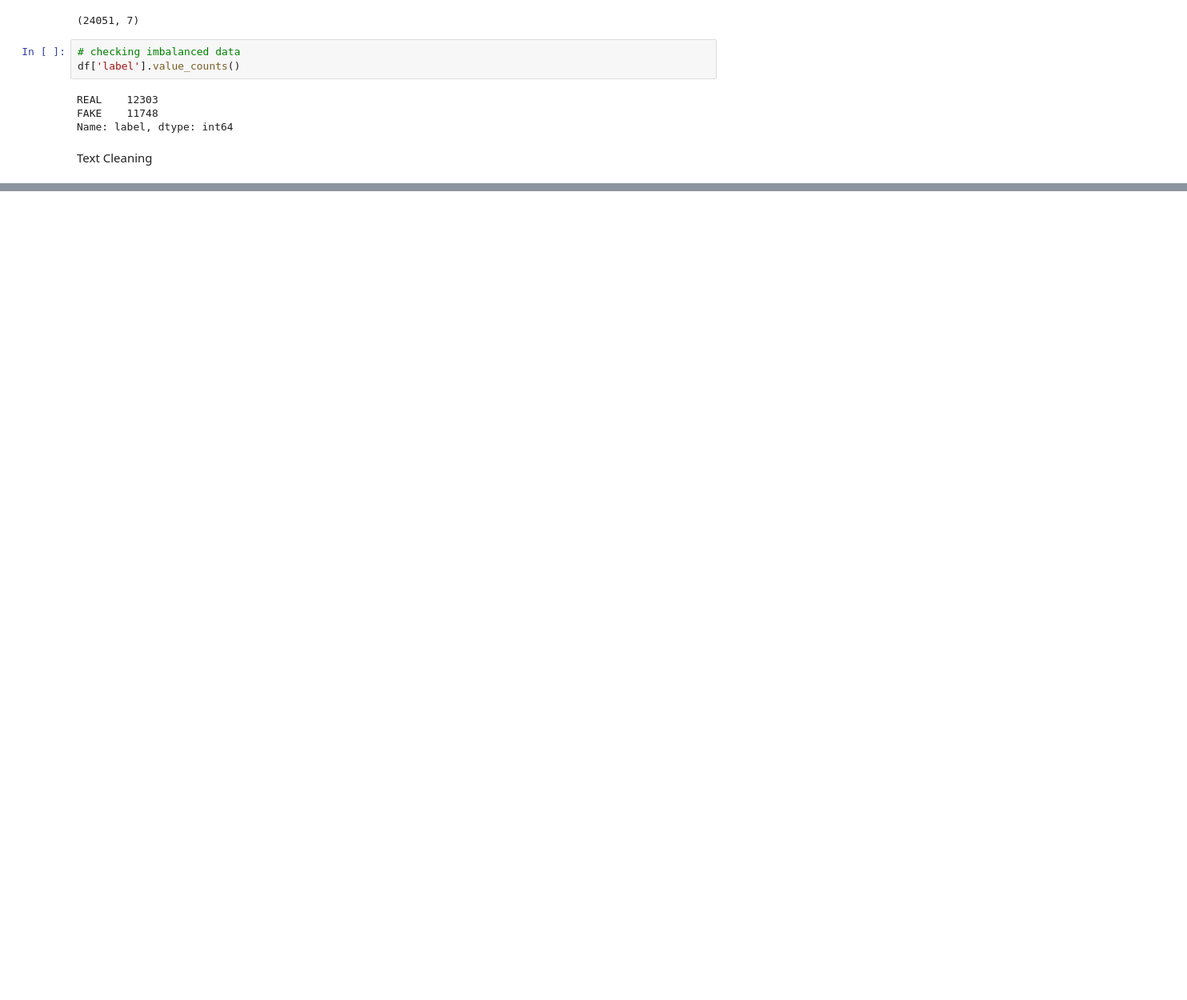
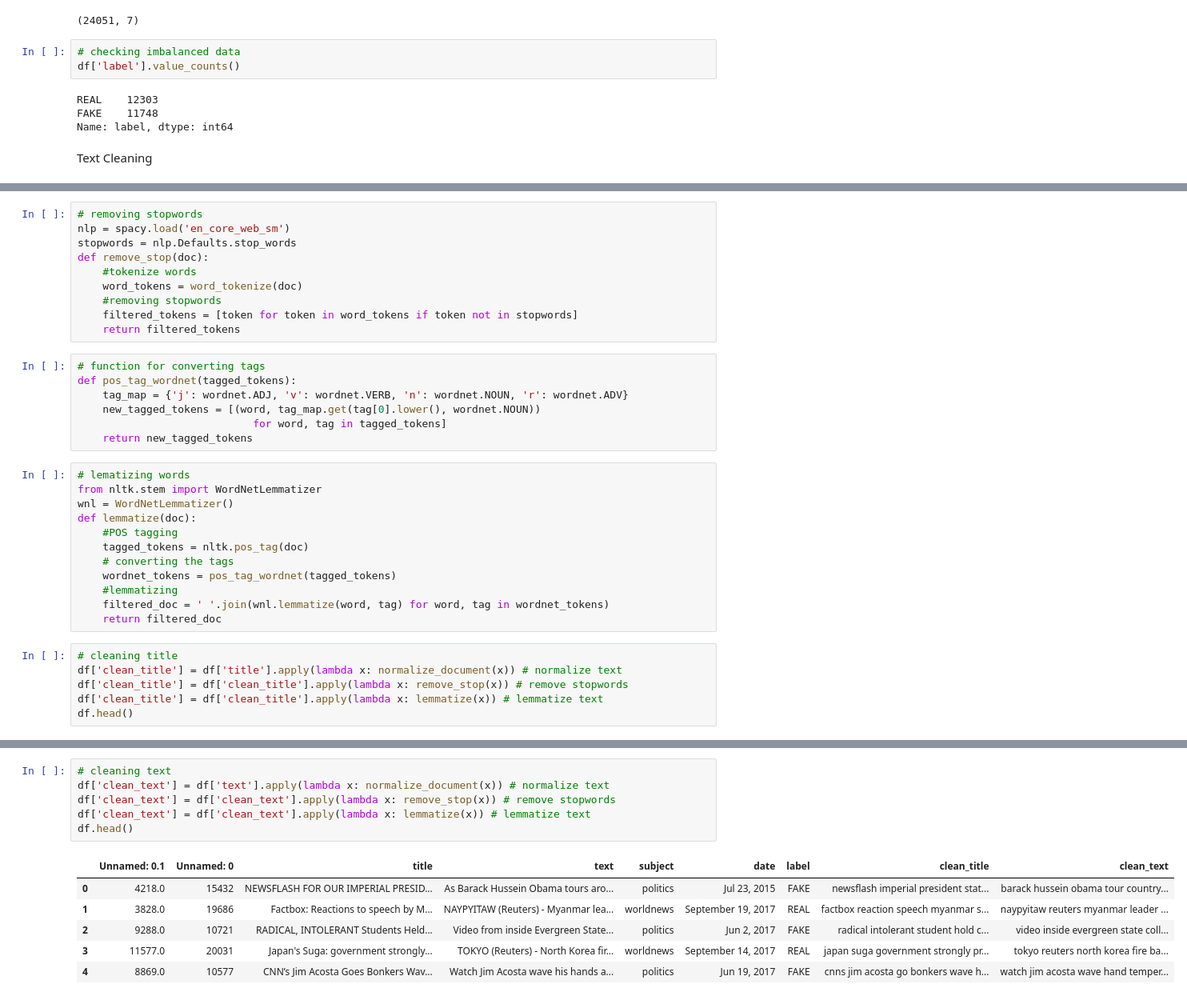
Before and after one commit to Purity-E/project_mlopszoomcamp, a Jupyter notebook: notebook.ipynb, the cells around one changed output, grey strips where cells are left out. Shown: that part at 80% size. Drawn from its saved outputs; the diff is of its cells as text; blank space fills up the shorter version.

Commit message:
text processing

```diff
--- a/notebook.ipynb
+++ b/notebook.ipynb
@@ -82,0 +105,35 @@ Text Cleaning
+# %%
+# removing stopwords
+nlp = spacy.load('en_core_web_sm')
+stopwords = nlp.Defaults.stop_words
+def remove_stop(doc):
+    #tokenize words
+    word_tokens = word_tokenize(doc)
+    #removing stopwords
+    filtered_tokens = [token for token in word_tokens if token not in stopwords]
+    return filtered_tokens
+# %%
+# function for converting tags
+def pos_tag_wordnet(tagged_tokens):
+    tag_map = {'j': wordnet.ADJ, 'v': wordnet.VERB, 'n': wordnet.NOUN, 'r': wordnet.ADV}
+    new_tagged_tokens = [(word, tag_map.get(tag[0].lower(), wordnet.NOUN))
+                            for word, tag in tagged_tokens]
+    return new_tagged_tokens
+# %%
+# lematizing words
+from nltk.stem import WordNetLemmatizer
+wnl = WordNetLemmatizer()
+def lemmatize(doc):
+    #POS tagging
+    tagged_tokens = nltk.pos_tag(doc)
+    # converting the tags
+    wordnet_tokens = pos_tag_wordnet(tagged_tokens)
+    #lemmatizing
+    filtered_doc = ' '.join(wnl.lemmatize(word, tag) for word, tag in wordnet_tokens)
+    return filtered_doc
+# %%
+# cleaning title
+df['clean_title'] = df['title'].apply(lambda x: normalize_document(x)) # normalize text
+df['clean_title'] = df['clean_title'].apply(lambda x: remove_stop(x)) # remove stopwords
+df['clean_title'] = df['clean_title'].apply(lambda x: lemmatize(x)) # lemmatize text
+df.head()
@@ -82,0 +147,13 @@ Text Cleaning
+# %%
+# cleaning text
+df['clean_text'] = df['text'].apply(lambda x: normalize_document(x)) # normalize text
+df['clean_text'] = df['clean_text'].apply(lambda x: remove_stop(x)) # remove stopwords
+df['clean_text'] = df['clean_text'].apply(lambda x: lemmatize(x)) # lemmatize text
+df.head()
+# %% [output]
+|  | Unnamed: 0.1 | Unnamed: 0 | title | text | subject | date | label | clean_title | clean_text |
+| 0 | 4218.0 | 15432 | NEWSFLASH FOR OUR IMPERIAL PRESID... | As Barack Hussein Obama tours aro... | politics | Jul 23, 2015 | FAKE | newsflash imperial president stat... | barack hussein obama tour country... |
+| 1 | 3828.0 | 19686 | Factbox: Reactions to speech by M... | NAYPYITAW (Reuters) - Myanmar lea... | worldnews | September 19, 2017 | REAL | factbox reaction speech myanmar s... | naypyitaw reuters myanmar leader ... |
+| 2 | 9288.0 | 10721 | RADICAL, INTOLERANT Students Held... | Video from inside Evergreen State... | politics | Jun 2, 2017 | FAKE | radical intolerant student hold c... | video inside evergreen state coll... |
+| 3 | 11577.0 | 20031 | Japan's Suga: government strongly... | TOKYO (Reuters) - North Korea fir... | worldnews | September 14, 2017 | REAL | japan suga government strongly pr... | tokyo reuters north korea fire ba... |
+| 4 | 8869.0 | 10577 | CNN’s Jim Acosta Goes Bonkers Wav... | Watch Jim Acosta wave his hands a... | politics | Jun 19, 2017 | FAKE | cnns jim acosta go bonkers wave h... | watch jim acosta wave hand temper... |
```
Also changed, not shown: parts of 9 cells of this notebook.
